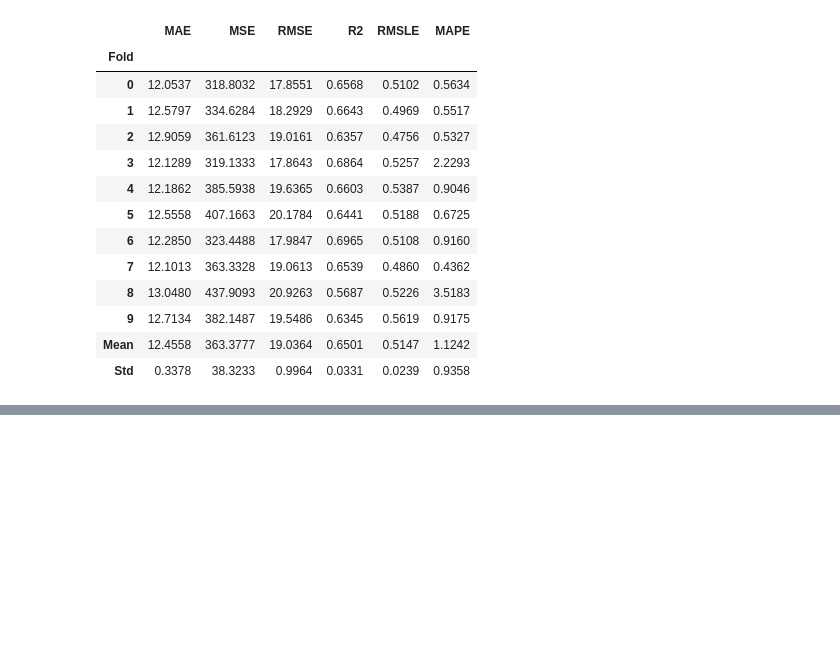
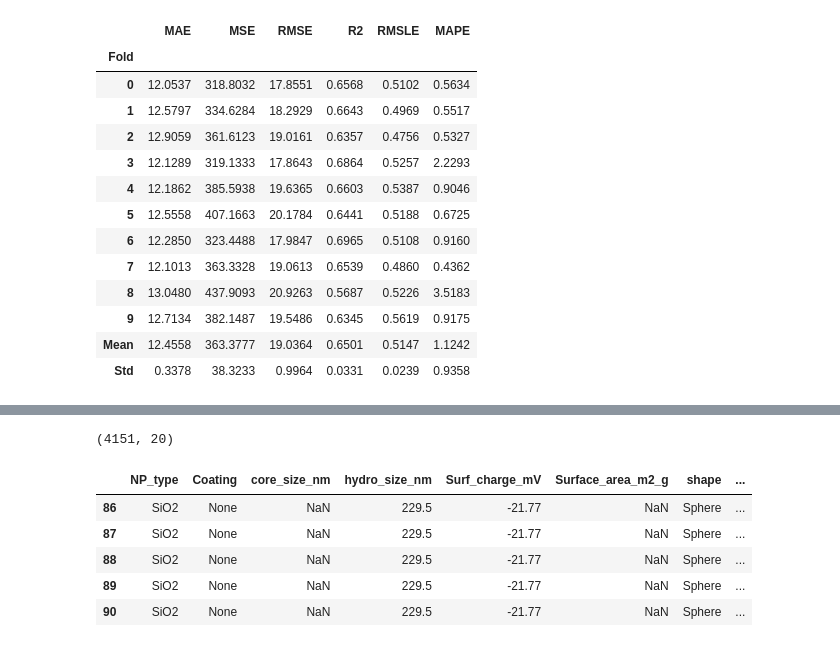
Before and after one commit to ammar257ammar/Nanosafety-ML-pycaret, a Jupyter notebook: analysis.ipynb, the cells around one changed output, grey strips where cells are left out. Saved outputs shown, nothing was run; the diff lists cells and outputs as text; code cells hidden in the pictures; blank space fills up the shorter version.

```diff
--- a/analysis.ipynb
+++ b/analysis.ipynb
@@ -744,0 +780,15 @@ Transformation Pipeline and Model Successfully Saved
+# %%
+data_oxide_df = data_df[data_df['nanomaterial_group'] == 'meta_oxide']
+# %%
+data_oxide_df.shape
+# %% [output]
+(4151, 20)
+# %%
+data_oxide_df.head()
+# %% [output]
+|  | NP_type | Coating | core_size_nm | hydro_size_nm | Surf_charge_mV | Surface_area_m2_g | shape | ... |
+| 86 | SiO2 | None | NaN | 229.5 | -21.77 | NaN | Sphere | ... |
+| 87 | SiO2 | None | NaN | 229.5 | -21.77 | NaN | Sphere | ... |
+| 88 | SiO2 | None | NaN | 229.5 | -21.77 | NaN | Sphere | ... |
+| 89 | SiO2 | None | NaN | 229.5 | -21.77 | NaN | Sphere | ... |
+| 90 | SiO2 | None | NaN | 229.5 | -21.77 | NaN | Sphere | ... |
```
Also changed, not shown: parts of 26 cells of this notebook.
